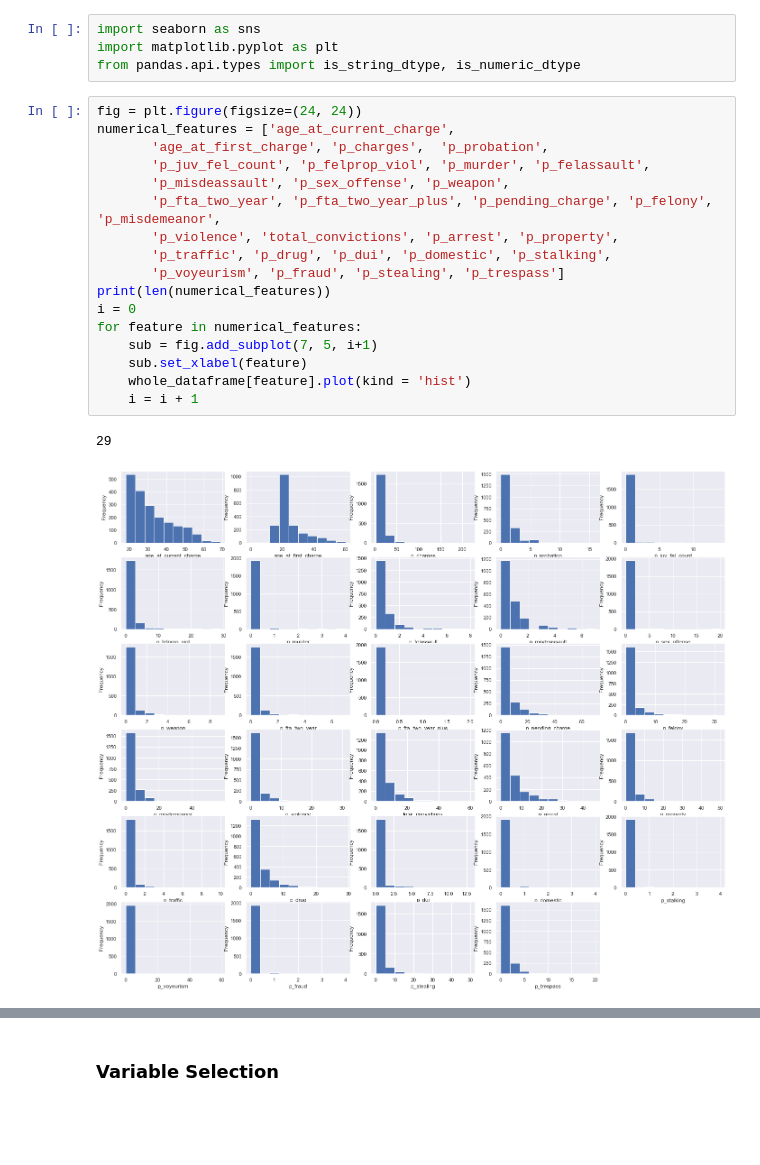
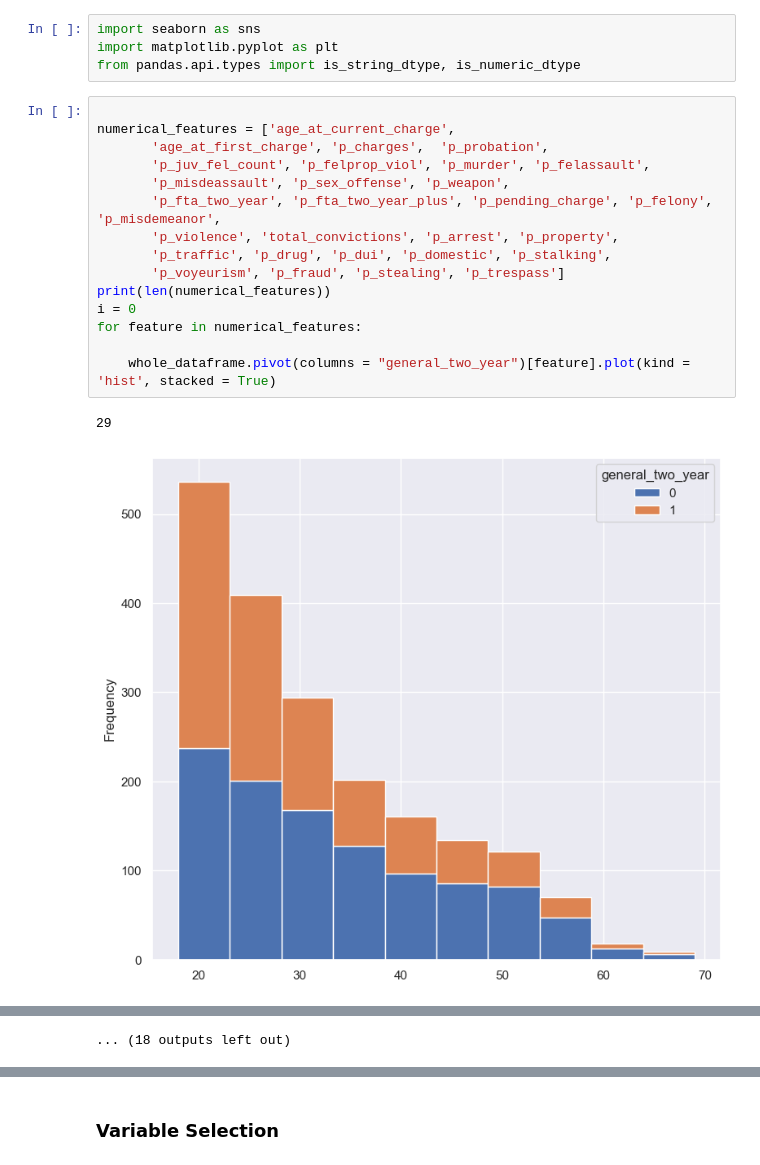
Before and after one commit to josephcscarpa/Predicting-Recidivism-with-ML, a Jupyter notebook: exploratory-data-analysis.ipynb, the cells around one changed output, grey strips where cells are left out. Saved outputs shown, nothing was run; the diff lists cells and outputs as text; blank space fills up the shorter version.

Commit message:
stacked histogrms

```diff
--- a/exploratory-data-analysis.ipynb
+++ b/exploratory-data-analysis.ipynb
@@ -101,22 +101,20 @@ import seaborn as sns
 import matplotlib.pyplot as plt
 from pandas.api.types import is_string_dtype, is_numeric_dtype
 # %%
-fig = plt.figure(figsize=(24, 24))
+
 numerical_features = ['age_at_current_charge',
        'age_at_first_charge', 'p_charges',  'p_probation',
        'p_juv_fel_count', 'p_felprop_viol', 'p_murder', 'p_felassault',
        'p_misdeassault', 'p_sex_offense', 'p_weapon',
        'p_fta_two_year', 'p_fta_two_year_plus', 'p_pending_charge', 'p_felony', 'p_misdemeanor',
        'p_violence', 'total_convictions', 'p_arrest', 'p_property',
        'p_traffic', 'p_drug', 'p_dui', 'p_domestic', 'p_stalking',
        'p_voyeurism', 'p_fraud', 'p_stealing', 'p_trespass']
 print(len(numerical_features))
 i = 0
 for feature in numerical_features:
-    sub = fig.add_subplot(7, 5, i+1)
-    sub.set_xlabel(feature)
-    whole_dataframe[feature].plot(kind = 'hist')
-    i = i + 1
+
+    whole_dataframe.pivot(columns = "general_two_year")[feature].plot(kind = 'hist', stacked = True)
 # %% [output]
 29
-[figure, old version]
+[figure, new version]
@@ -123,3 +131,4 @@ for feature in numerical_features:
+... (18 outputs left out)
 # %%
 fig = plt.figure(figsize = (15, 30))
 for i in range(len(numerical_features)):
```
Also changed, not shown: parts of 7 cells of this notebook.
